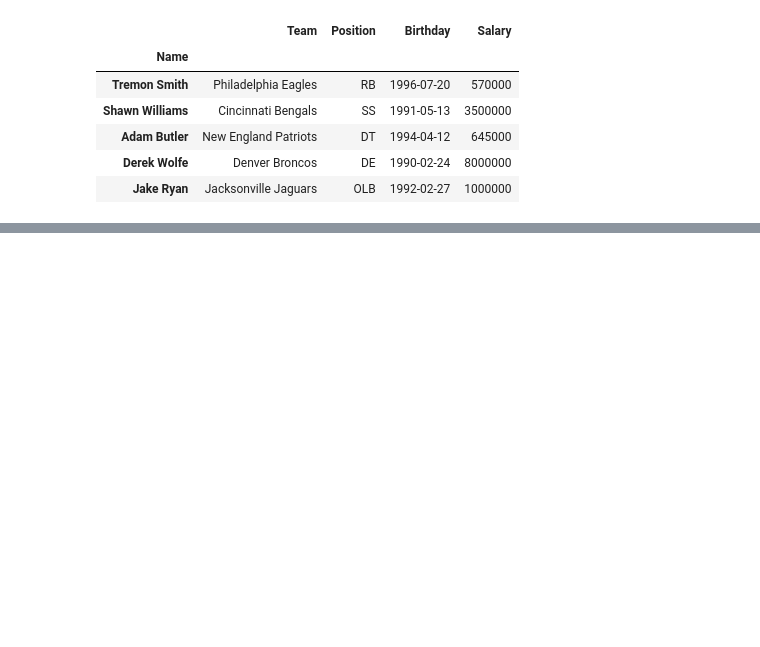
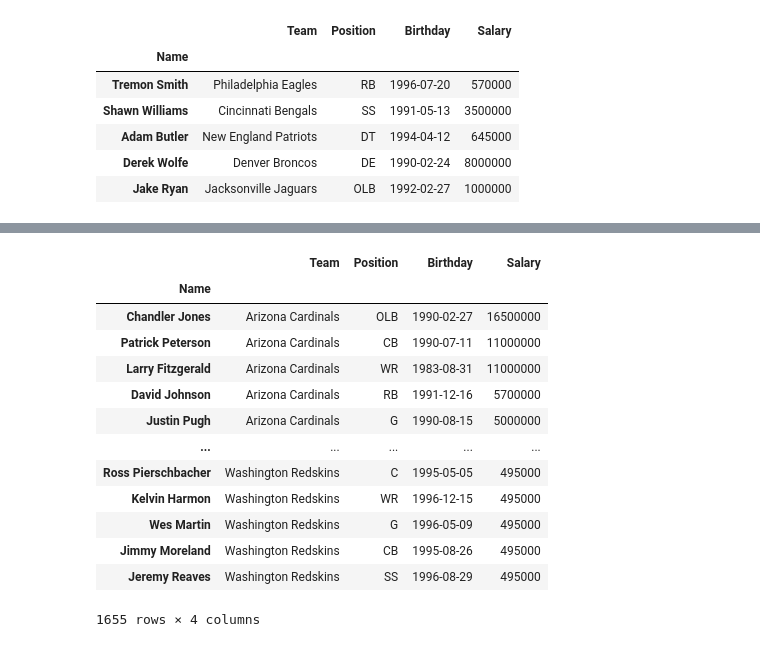
Before and after one commit to Sinrez/PythonProjects, a Jupyter notebook: hw4_pandas_in_act.ipynb, the cells around one changed output, grey strips where cells are left out. Saved outputs shown, nothing was run; the diff lists cells and outputs as text; code cells hidden in the pictures; blank space fills up the shorter version.

```diff
--- a/hw4_pandas_in_act.ipynb
+++ b/hw4_pandas_in_act.ipynb
@@ -45,0 +65,19 @@ nfl.head()
+# %%
+# Как отсортировать этот набор  данных сначала по командам в алфавитном порядке,
+# а затем по зарплатам в порядке убывания?
+nfl.sort_values(['Team','Salary'],ascending=[True, False])
+# %% [output]
+|  | Team | Position | Birthday | Salary |
+| Name |  |  |  |  |
+| Chandler Jones | Arizona Cardinals | OLB | 1990-02-27 | 16500000 |
+| Patrick Peterson | Arizona Cardinals | CB | 1990-07-11 | 11000000 |
+| Larry Fitzgerald | Arizona Cardinals | WR | 1983-08-31 | 11000000 |
+| David Johnson | Arizona Cardinals | RB | 1991-12-16 | 5700000 |
+| Justin Pugh | Arizona Cardinals | G | 1990-08-15 | 5000000 |
+| ... | ... | ... | ... | ... |
+| Ross Pierschbacher | Washington Redskins | C | 1995-05-05 | 495000 |
+| Kelvin Harmon | Washington Redskins | WR | 1996-12-15 | 495000 |
+| Wes Martin | Washington Redskins | G | 1996-05-09 | 495000 |
+| Jimmy Moreland | Washington Redskins | CB | 1995-08-26 | 495000 |
+| Jeremy Reaves | Washington Redskins | SS | 1996-08-29 | 495000 |
+1655 rows × 4 columns
```
Also changed, not shown: parts of 4 cells of this notebook.
